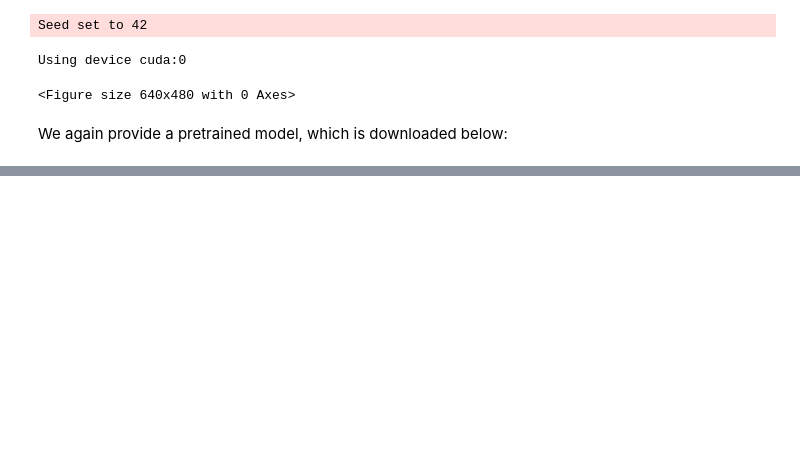
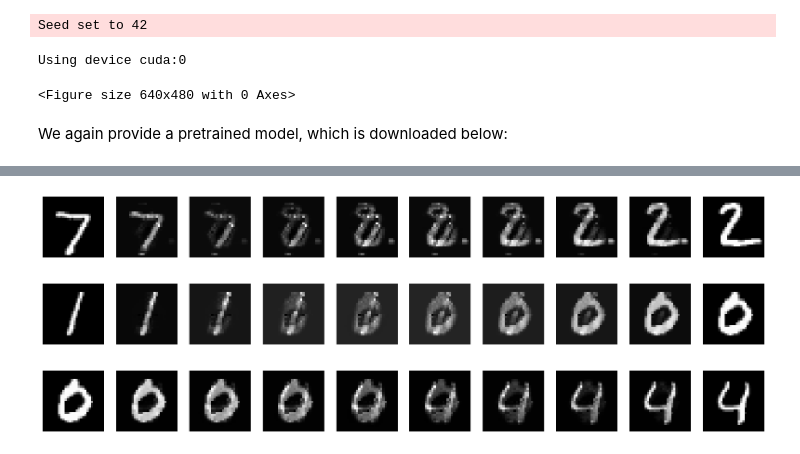
Before and after one commit to faisalomari/Normalizing_Flows, a Jupyter notebook: Main1.ipynb, the cells around one changed output, grey strips where cells are left out. Drawn from its saved outputs; the diff is of its cells as text; code cells hidden in the pictures; blank space fills up the shorter version.

```diff
--- a/Main1.ipynb
+++ b/Main1.ipynb
@@ -857,0 +353,33 @@ In this tutorial, we have looked at autoregressive image modeling, and implement
+# %%
+def plot_latent_traversals(image1, image2):
+
+    # Prepare the images
+    image1 = image1.view(1, -1).float() / 255.0
+    image2 = image2.view(1, -1).float() / 255.0
+
+    # Encode the images to get their latent representations
+    z1, _, _ = model.forward(image1)
+    z2, _, _ = model.forward(image2)
+
+    # Generate 10 points along the linear path between z1 and z2
+    interpolated_z = [z1 + (z2 - z1) * t for t in torch.linspace(0, 1, steps=10)]
+
+    # Decode the interpolated latent representations
+    reconstructed_images = [model.inverse(z)[0].view(28, 28).cpu().detach().numpy() for z in interpolated_z]
+
+    # Visualize the transformation from one digit to another
+    fig, axes = plt.subplots(1, 10, figsize=(20, 2))
+    for i, ax in enumerate(axes):
+        ax.imshow(reconstructed_images[i], cmap='gray')
+        ax.axis('off')
+
+    plt.show()
+
+
+plot_latent_traversals(mnist_test[0][0], mnist_test[1][0])
+plot_latent_traversals(mnist_test[2][0], mnist_test[3][0])
+plot_latent_traversals(mnist_test[3][0], mnist_test[4][0])
+# %% [output]
+[figure, added]
+[figure, added]
+[figure, added]
```
Also changed, not shown: parts of 63 cells of this notebook, 5 other files.
